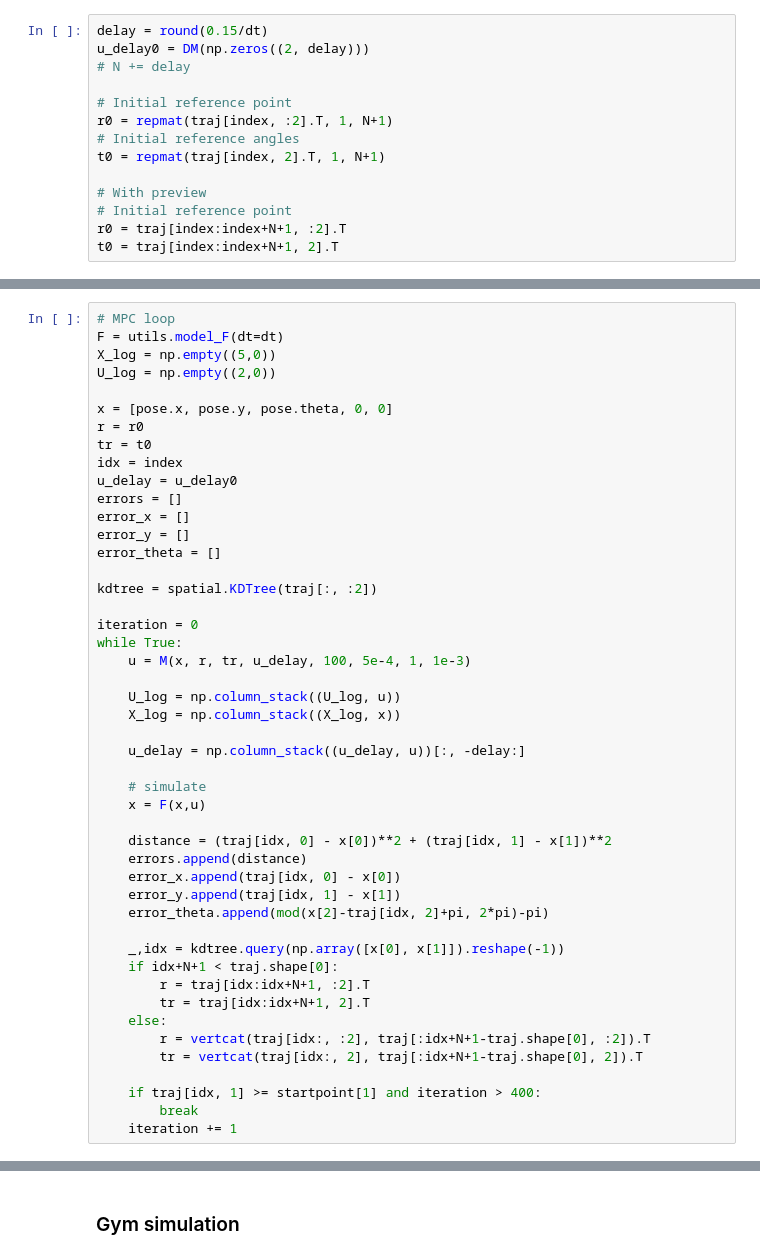
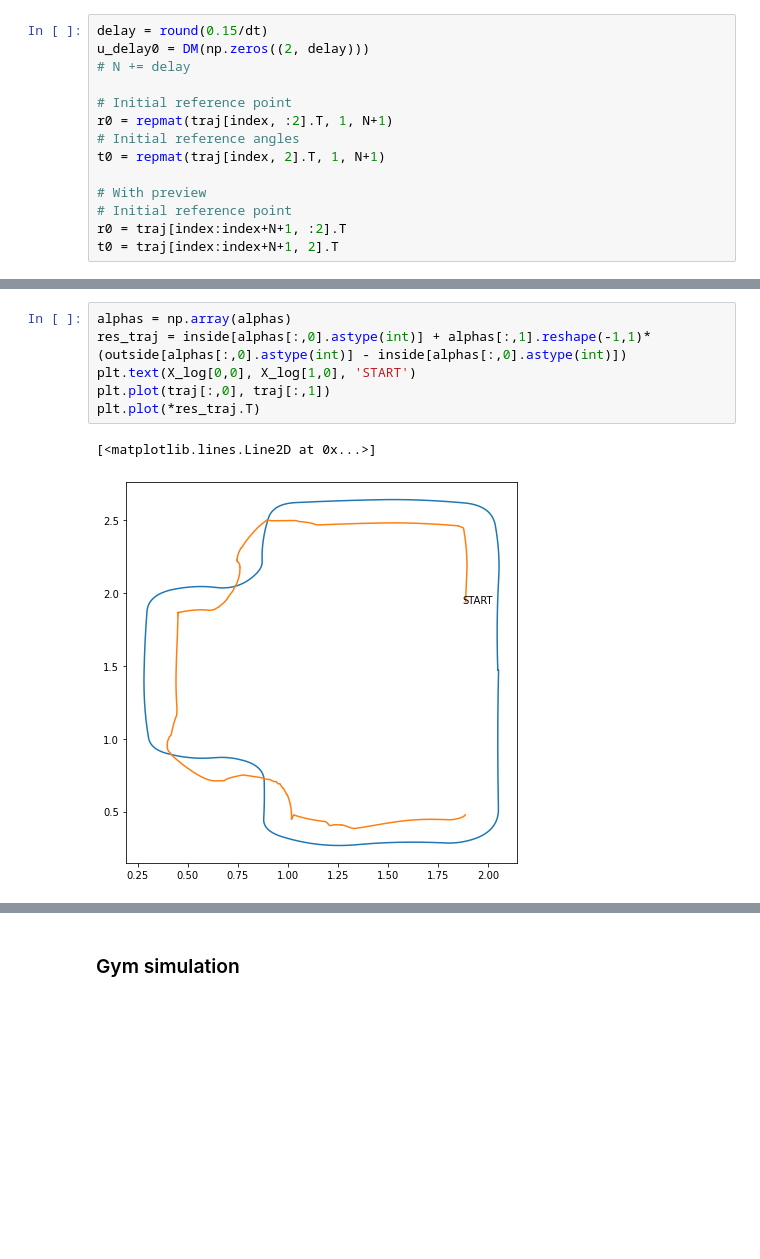
Before and after one commit to giuliovv/duckrace, a Jupyter notebook: iterative_mpc.ipynb, the cells around one changed output, grey strips where cells are left out. Saved outputs shown, nothing was run; the diff lists cells and outputs as text; blank space fills up the shorter version.

```diff
--- a/iterative_mpc.ipynb
+++ b/iterative_mpc.ipynb
@@ -226,47 +256,9 @@ if test_results:
-# %%
-# MPC loop
-F = utils.model_F(dt=dt)
-X_log = np.empty((5,0))
-U_log = np.empty((2,0))
-
-x = [pose.x, pose.y, pose.theta, 0, 0]
-r = r0
-tr = t0
-idx = index
-u_delay = u_delay0
-errors = []
-error_x = []
-error_y = []
-error_theta = []
-
-kdtree = spatial.KDTree(traj[:, :2])
-
-iteration = 0
-while True:
-    u = M(x, r, tr, u_delay, 100, 5e-4, 1, 1e-3)
-
-    U_log = np.column_stack((U_log, u))
-    X_log = np.column_stack((X_log, x))
-
-    u_delay = np.column_stack((u_delay, u))[:, -delay:]
-
-    # simulate
-    x = F(x,u)
-
-    distance = (traj[idx, 0] - x[0])**2 + (traj[idx, 1] - x[1])**2
-    errors.append(distance)
-    error_x.append(traj[idx, 0] - x[0])
-    error_y.append(traj[idx, 1] - x[1])
-    error_theta.append(mod(x[2]-traj[idx, 2]+pi, 2*pi)-pi)
-
-    _,idx = kdtree.query(np.array([x[0], x[1]]).reshape(-1))
-    if idx+N+1 < traj.shape[0]:
-        r = traj[idx:idx+N+1, :2].T
-        tr = traj[idx:idx+N+1, 2].T
-    else:
-        r = vertcat(traj[idx:, :2], traj[:idx+N+1-traj.shape[0], :2]).T
-        tr = vertcat(traj[idx:, 2], traj[:idx+N+1-traj.shape[0], 2]).T
-
-    if traj[idx, 1] >= startpoint[1] and iteration > 400:
-        break
-    iteration += 1
+# %%
+alphas = np.array(alphas)
+res_traj = inside[alphas[:,0].astype(int)] + alphas[:,1].reshape(-1,1)*(outside[alphas[:,0].astype(int)] - inside[alphas[:,0].astype(int)])
+plt.text(X_log[0,0], X_log[1,0], 'START')
+plt.plot(traj[:,0], traj[:,1])
+plt.plot(*res_traj.T)
+# %% [output]
+[<matplotlib.lines.Line2D at 0x...>]
+[figure, added]
```
Also changed, not shown: parts of 14 cells of this notebook.
